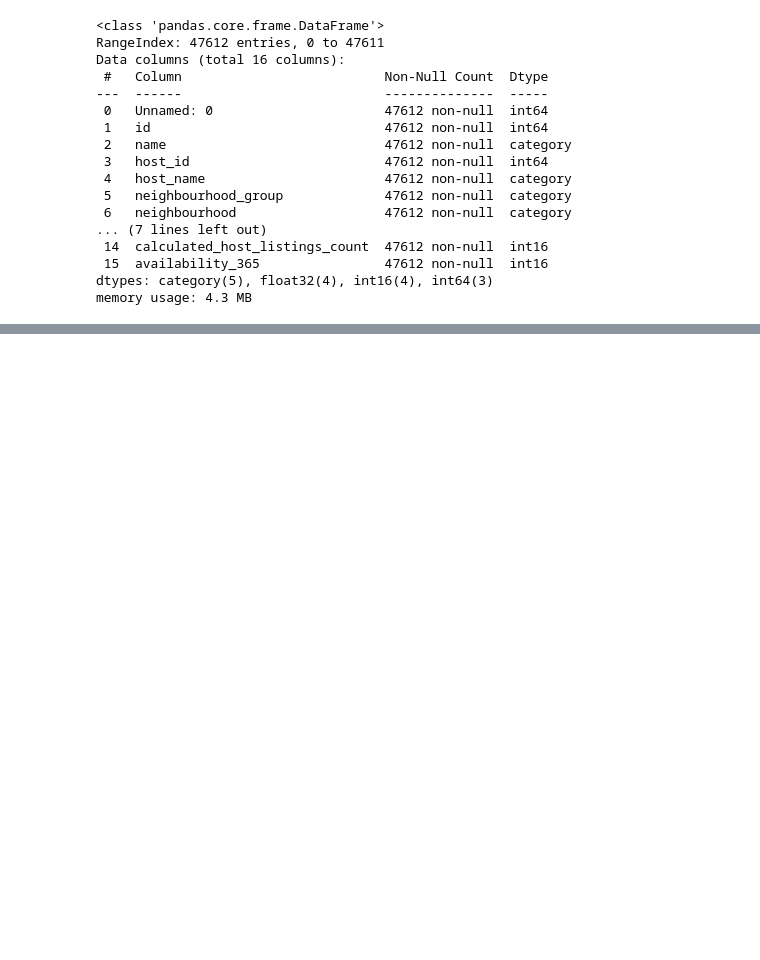
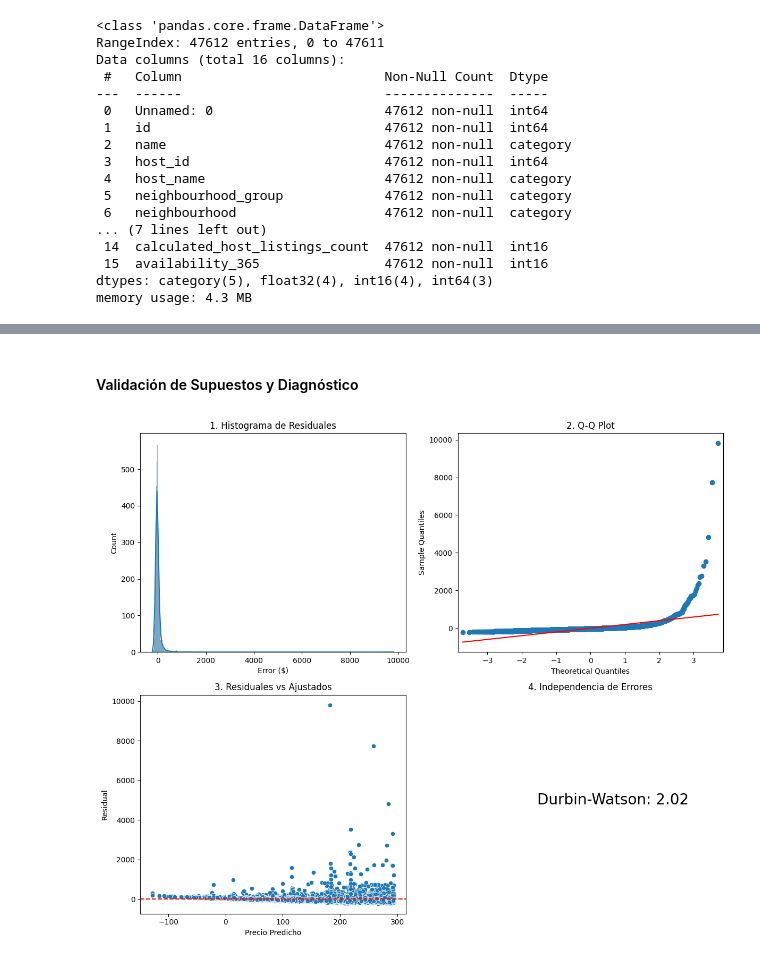
Before and after one commit to stephy0410/AirbnbNYC_analisis, a Jupyter notebook: notebooks/Analisis_de_salario.ipynb, the cells around one changed output, grey strips where cells are left out. Cells and saved outputs as stored; diff of their text form; code cells hidden in the pictures; blank space fills up the shorter version.

Commit message:
Modelo de Regresión Lineal- Stephy

```diff
--- a/notebooks/Analisis_de_salario.ipynb
+++ b/notebooks/Analisis_de_salario.ipynb
@@ -512,0 +628,7 @@ memory usage: 4.3 MB
+# %%
+# Instanciar el modelo
+modelo = LinearRegression()
+# Entrenar con los datos de entrenamiento
+modelo.fit(X_train, y_train)
+#Probar o predecir con el modelo
+y_predic = modelo.predict(X_test)
@@ -512,0 +678,41 @@ memory usage: 4.3 MB
+# %% [markdown]
+#### Validación de Supuestos y Diagnóstico
+# %%
+import statsmodels.api as sm
+from statsmodels.stats.stattools import durbin_watson
+from statsmodels.stats.outliers_influence import variance_inflation_factor
+# Diferencia entre el valor real y el que predijo el modelo
+residuos = y_test - y_predic
+plt.figure(figsize=(12, 10))
+
+# A) Histograma (Verificar Normalidad)
+plt.subplot(2, 2, 1)
+sns.histplot(residuos, kde=True)
+plt.title('1. Histograma de Residuales')
+plt.xlabel('Error ($)')
+
+# B) Q-Q Plot (Verificar Normalidad Teórica)
+plt.subplot(2, 2, 2)
+sm.qqplot(residuos, line='s', ax=plt.gca())
+plt.title('2. Q-Q Plot')
+
+# C) Homocedasticidad (Predichos vs Residuales)
+plt.subplot(2, 2, 3)
+sns.scatterplot(x=y_predic, y=residuos)
+plt.axhline(0, color='red', linestyle='--') # Línea de referencia en 0
+plt.xlabel('Precio Predicho')
+plt.ylabel('Residual')
+plt.title('3. Residuales vs Ajustados')
+
+# D) Independencia (Test Durbin-Watson)
+dw_valor = durbin_watson(residuos)
+plt.subplot(2, 2, 4)
+# Mostramos el resultado como texto en el gráfico, igual que en clase
+plt.text(0.3, 0.5, f'Durbin-Watson: {dw_valor:.2f}', fontsize=20)
+plt.title('4. Independencia de Errores')
+plt.axis('off') # Ocultamos los ejes para que se vea limpio
+
+plt.tight_layout()
+plt.show()
+# %% [output]
+[figure, added]
```
Also changed, not shown: parts of 22 cells of this notebook.
